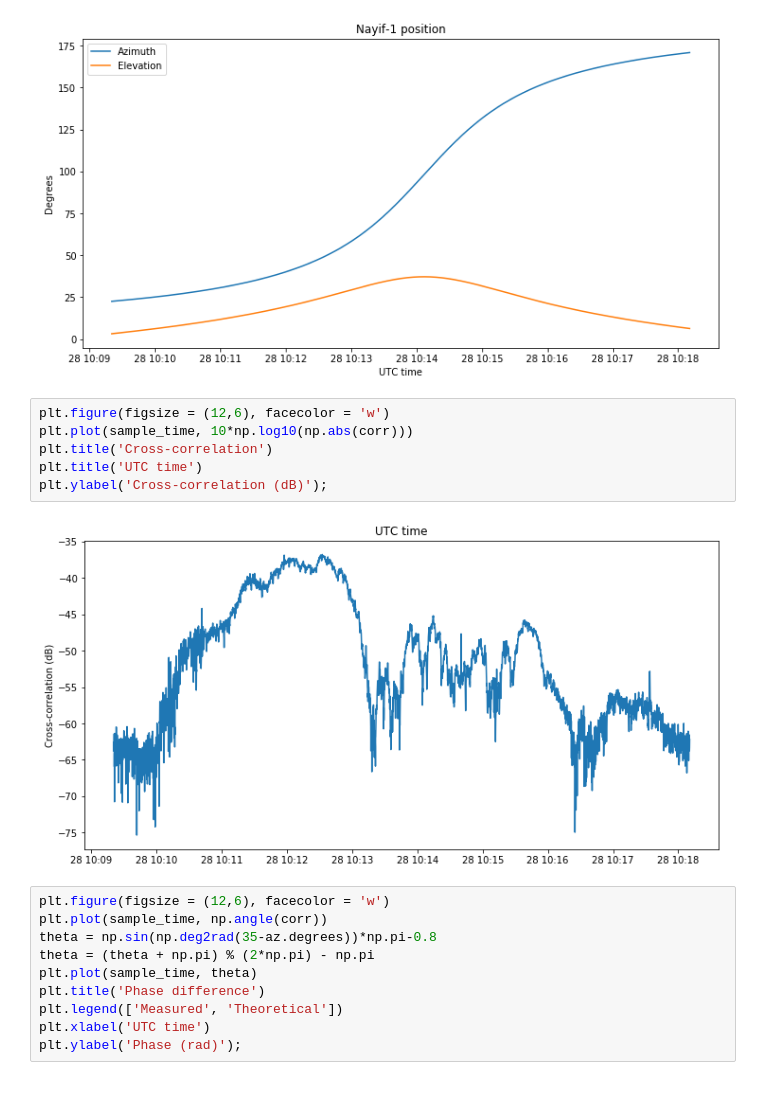
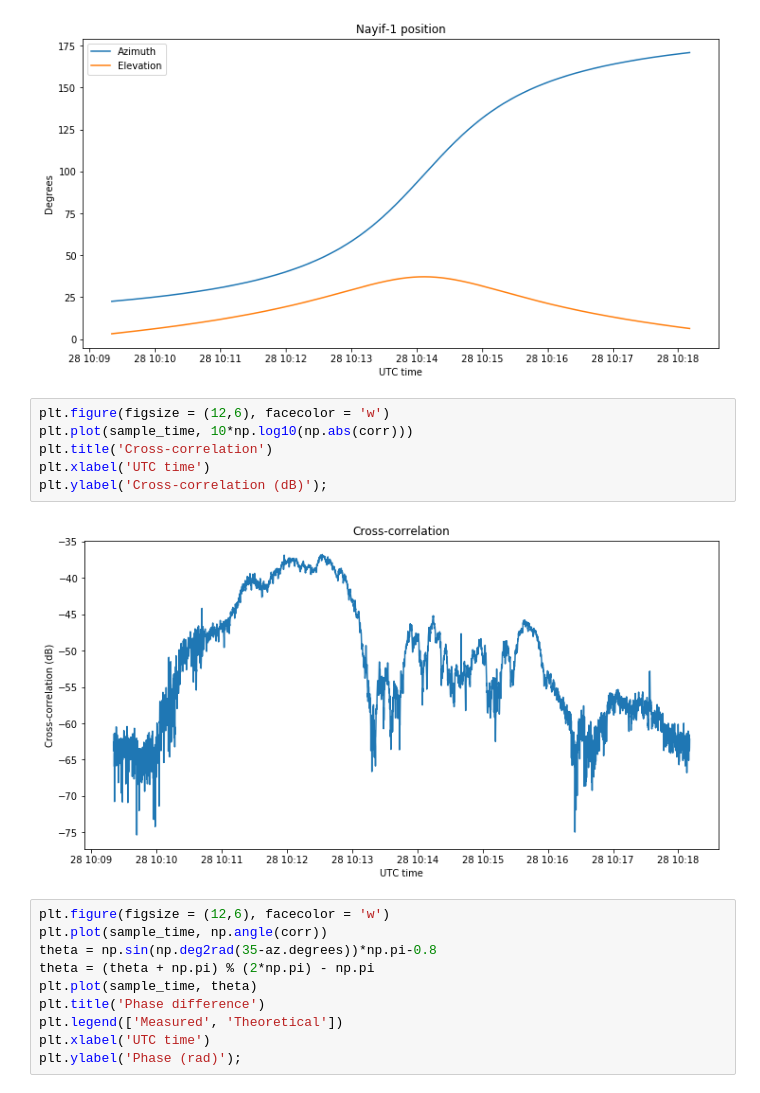
Before and after one commit to daniestevez/jupyter_notebooks, a Jupyter notebook: aoa/Nayif-1 calibration.ipynb, the cells around one changed output. Saved outputs shown, nothing was run; the diff lists cells and outputs as text.

```diff
--- a/aoa/Nayif-1 calibration.ipynb
+++ b/aoa/Nayif-1 calibration.ipynb
@@ -58,11 +58,11 @@ plt.ylabel('Degrees');
 # %%
 plt.figure(figsize = (12,6), facecolor = 'w')
 plt.plot(sample_time, 10*np.log10(np.abs(corr)))
 plt.title('Cross-correlation')
-plt.title('UTC time')
+plt.xlabel('UTC time')
 plt.ylabel('Cross-correlation (dB)');
 # %% [output]
-[figure, old version]
+[figure, new version]
 # %%
 plt.figure(figsize = (12,6), facecolor = 'w')
 plt.plot(sample_time, np.angle(corr))
```
